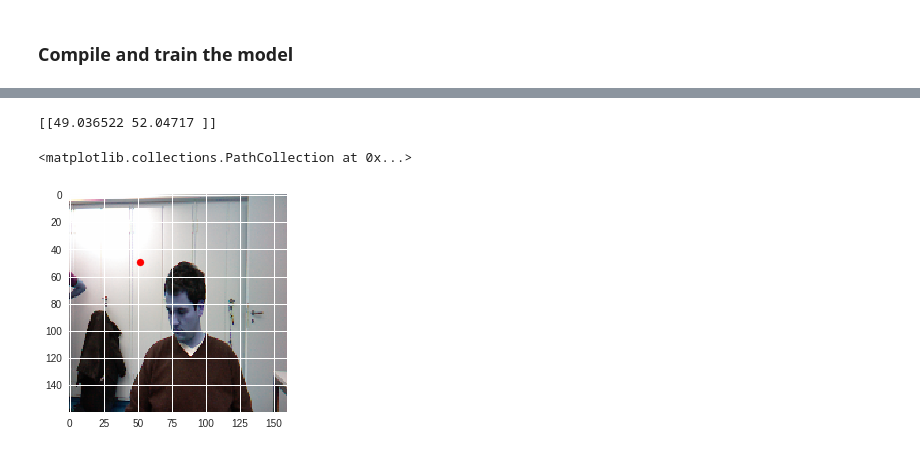
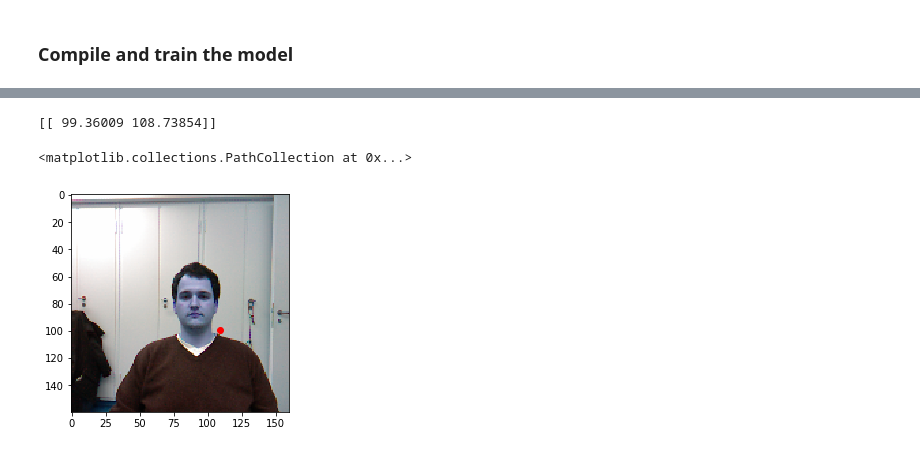
Before and after one commit to MatthewCalligaro/TheNoseArcade, a Jupyter notebook: neural-network/notebooks/vanilla-tf-keras-model.ipynb, the cells around one changed output, grey strips where cells are left out. Saved outputs shown, nothing was run; the diff lists cells and outputs as text; code cells hidden in the pictures.

```diff
--- a/neural-network/notebooks/vanilla-tf-keras-model.ipynb
+++ b/neural-network/notebooks/vanilla-tf-keras-model.ipynb
@@ -247,6 +251,7 @@ Now let's add a few layers on top of the base model:
 model = tf.keras.Sequential([
   base_model,
   keras.layers.GlobalAveragePooling2D(),
+  keras.layers.Dense(1024, activation=tf.keras.activations.relu),
   keras.layers.Dense(2)
 ])
 # %% [markdown]
@@ -363,11 +391,2 @@ Trainable params: 1,865,154
 Non-trainable params: 395,392
 _________________________________________________________________
-# %%
-fine_epochs = 2
-
-history_fine = model.fit_generator(train_generator,
-                                   steps_per_epoch = steps_per_epoch,
-                                   epochs=fine_epochs,
-                                   workers=4,
-                                   validation_data=validation_generator,
-                                   validation_steps=validation_steps)
@@ -381,9 +400,9 @@ Epoch 2/2
 # %%
-ctr = model.predict(np.expand_dims(x_valid[49], axis=0))
-plt.imshow(x_valid[49])
+ctr = model.predict(np.expand_dims(x_valid[40], axis=0))
+plt.imshow(x_valid[40])
 print(ctr)
 plt.scatter([ctr[0][1]], [ctr[0][0]], c='r')
 # %% [output]
-[[49.036522 52.04717 ]]
+[[ 99.36009 108.73854]]
 <matplotlib.collections.PathCollection at 0x...>
-[figure, old version]
+[figure, new version]
```
Also changed, not shown: parts of 16 cells of this notebook.
